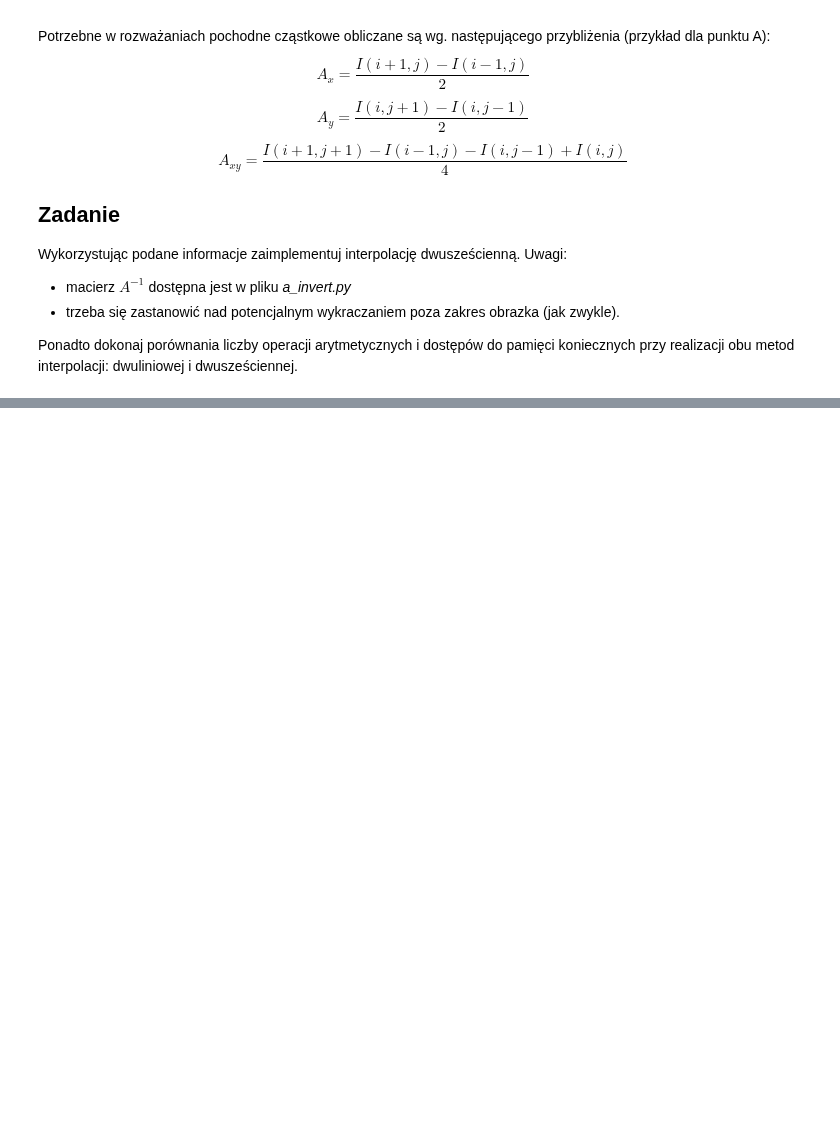
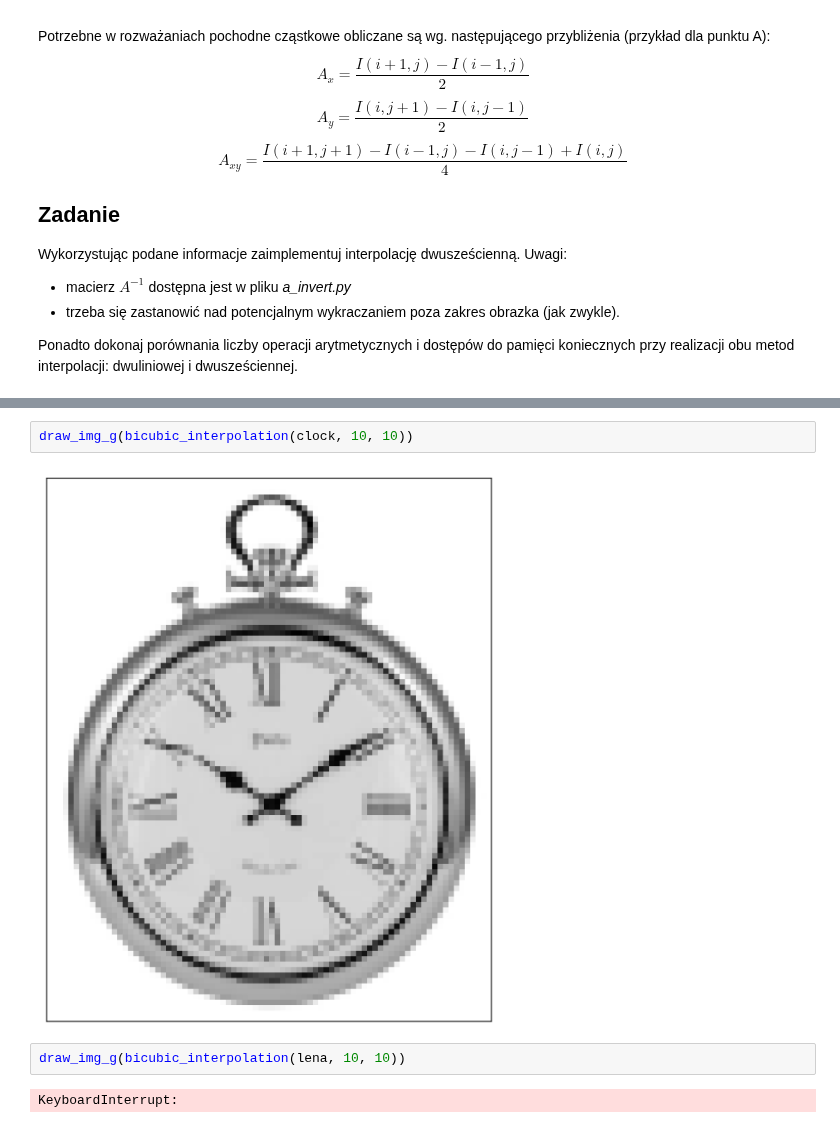
Before and after one commit to sQbanv/Introduction-to-Digital-Image-Processing, a Jupyter notebook: Rozdzielczość obrazów. Interpolacja/05_resolution_hw.ipynb, the cells around one changed output, grey strips where cells are left out. Saved outputs shown, nothing was run; the diff lists cells and outputs as text; blank space fills up the shorter version.

```diff
--- a/Rozdzielczość obrazów. Interpolacja/05_resolution_hw.ipynb
+++ b/Rozdzielczość obrazów. Interpolacja/05_resolution_hw.ipynb
@@ -91,0 +174,8 @@ import ainvert
+# %%
+draw_img_g(bicubic_interpolation(clock, 10, 10))
+# %% [output]
+[figure, added]
+# %%
+draw_img_g(bicubic_interpolation(lena, 10, 10))
+# %% [output]
+KeyboardInterrupt:
```
Also changed, not shown: parts of 6 cells of this notebook, 1 other file.
